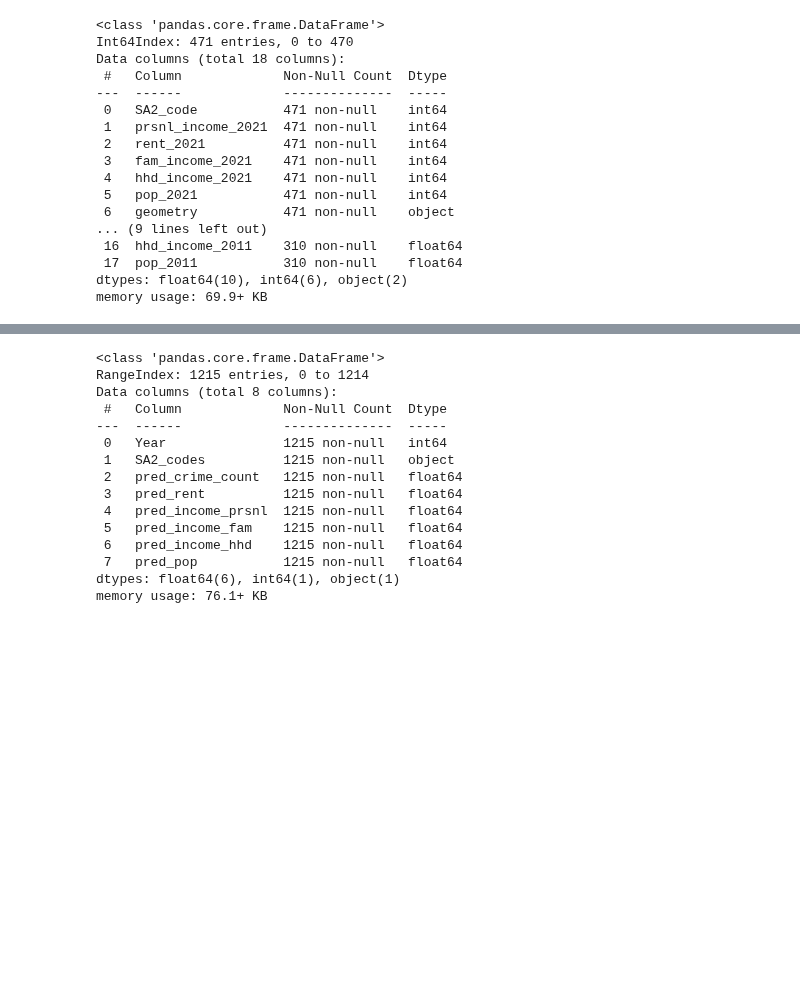
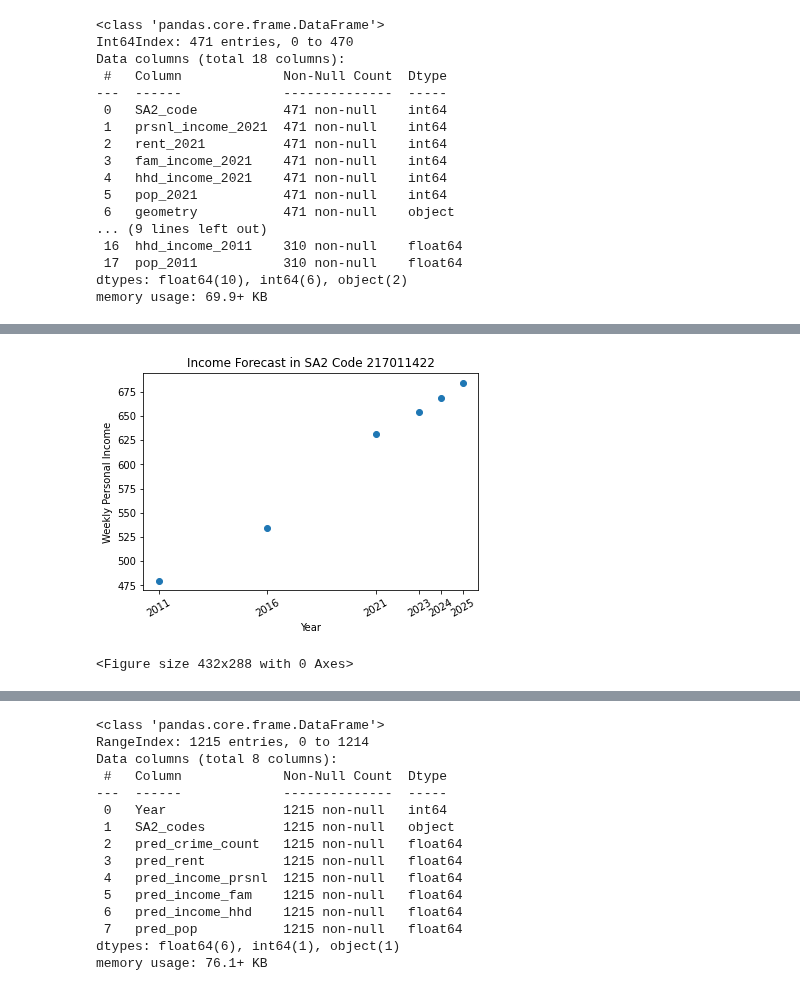
Before and after one commit to MAST30034-Applied-Data-Science/generic-real-estate-consulting-project-group-30, a Jupyter notebook: notebooks/Basic Modelling.ipynb, the cells around one changed output, grey strips where cells are left out. Cells and saved outputs as stored; diff of their text form; code cells hidden in the pictures; blank space fills up the shorter version.

Commit message:
created example plot

```diff
--- a/notebooks/Basic Modelling.ipynb
+++ b/notebooks/Basic Modelling.ipynb
@@ -283,3 +288,19 @@ for i in range(df1.shape[0]):
+# %%
+# visualise the prediction for presonal income of SA2code 217011422 (the last instance) as an example
+x = [2011, 2016, 2021, 2023, 2024, 2025]
+y = [income_pr[0][0], income_pr[1][0], income_pr[2][0]]
+y.extend(future_pred_ip)
+
+plt.scatter(x, y)
+plt.xticks(x, rotation=30)
+plt.xlabel("Year")
+plt.ylabel("Weekly Personal Income")
+plt.title("Income Forecast in SA2 Code 217011422")
+plt.show()
+plt.savefig("../plots/lm_forecast_example_217011422.png")
+# %% [output]
+[figure, added]
+<Figure size 432x288 with 0 Axes>
 # %%
 # again, but for 2016 and 2021 only
 for i in range(df2.shape[0]):
```
Also changed, not shown: parts of 1 cell of this notebook, 1 other file.
